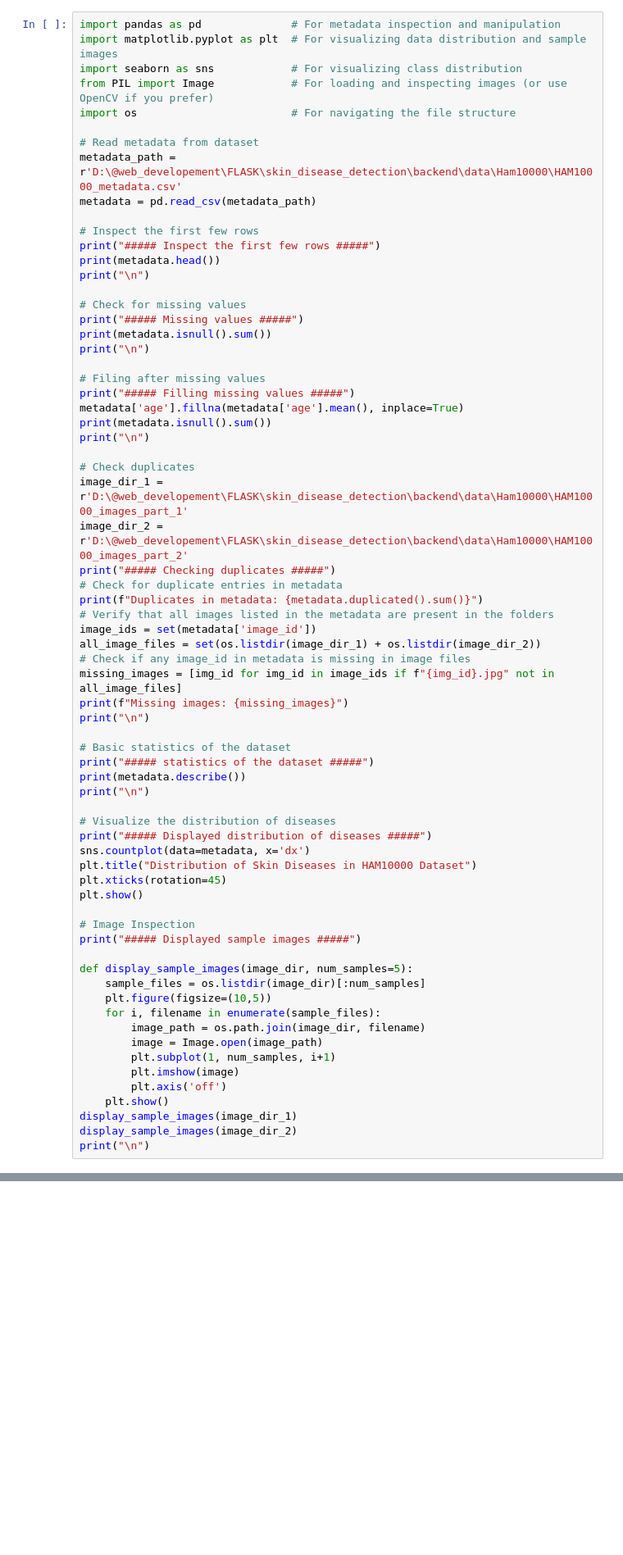
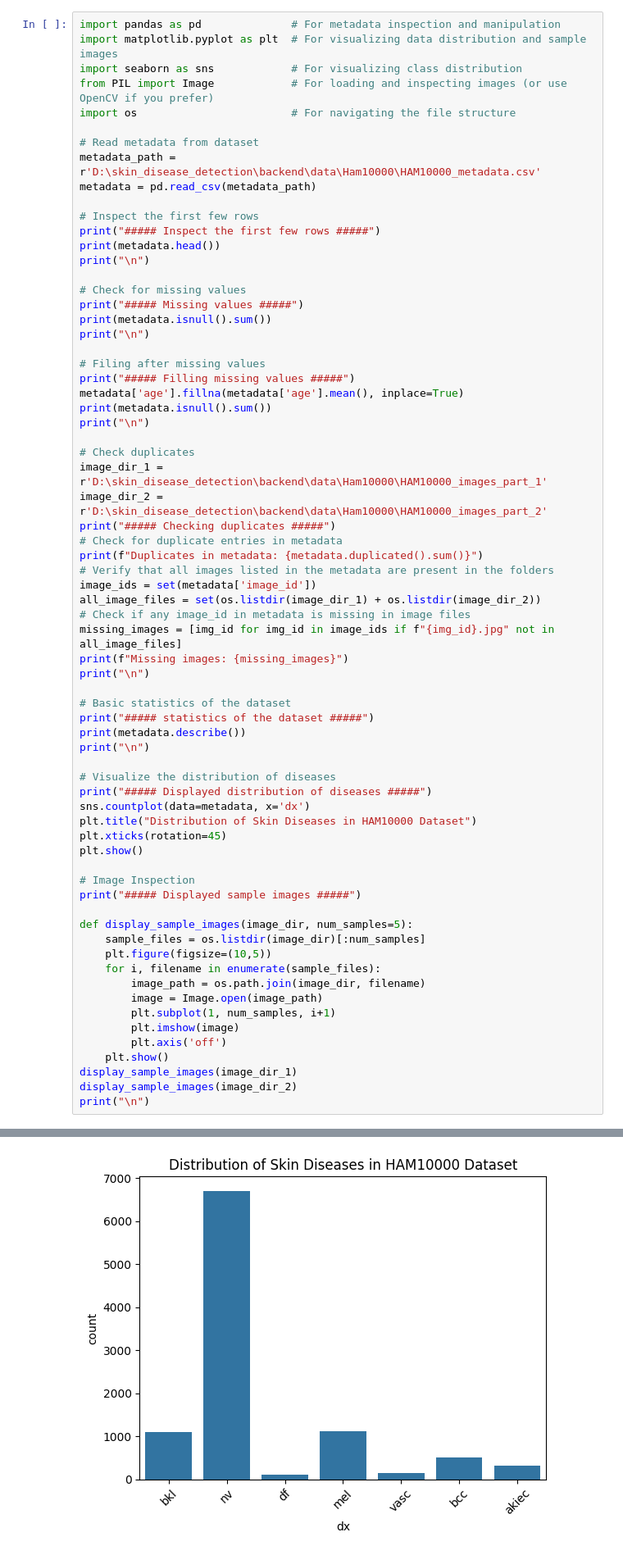
Before and after one commit to Purvesh-PJ/skin_disease_detection, a Jupyter notebook: backend/app/notebooks/dataset_inspection.ipynb, the cells around one changed output, grey strips where cells are left out. Shown at 82% size. Drawn from its saved outputs; the diff is of its cells as text; blank space fills up the shorter version.

```diff
--- a/backend/app/notebooks/dataset_inspection.ipynb
+++ b/backend/app/notebooks/dataset_inspection.ipynb
@@ -6,7 +6,7 @@ from PIL import Image            # For loading and inspecting images (or use Ope
 import os                        # For navigating the file structure
 
 # Read metadata from dataset
-metadata_path = r'D:\@web_developement\FLASK\skin_disease_detection\backend\data\Ham10000\HAM10000_metadata.csv'
+metadata_path = r'D:\skin_disease_detection\backend\data\Ham10000\HAM10000_metadata.csv'
 metadata = pd.read_csv(metadata_path)
 
 # Inspect the first few rows
@@ -26,8 +26,8 @@ print(metadata.isnull().sum())
 print("\n")
 
 # Check duplicates
-image_dir_1 = r'D:\@web_developement\FLASK\skin_disease_detection\backend\data\Ham10000\HAM10000_images_part_1'
-image_dir_2 = r'D:\@web_developement\FLASK\skin_disease_detection\backend\data\Ham10000\HAM10000_images_part_2'
+image_dir_1 = r'D:\skin_disease_detection\backend\data\Ham10000\HAM10000_images_part_1'
+image_dir_2 = r'D:\skin_disease_detection\backend\data\Ham10000\HAM10000_images_part_2'
 print("##### Checking duplicates #####")
 # Check for duplicate entries in metadata
 print(f"Duplicates in metadata: {metadata.duplicated().sum()}")
@@ -67,3 +67,4 @@ def display_sample_images(image_dir, num_samples=5):
 display_sample_images(image_dir_1)
 display_sample_images(image_dir_2)
 print("\n")
+# %% [output]
@@ -69,0 +94 @@ print("\n")
+[figure, added]
```
Also changed, not shown: parts of 1 cell of this notebook, 3 other files.
